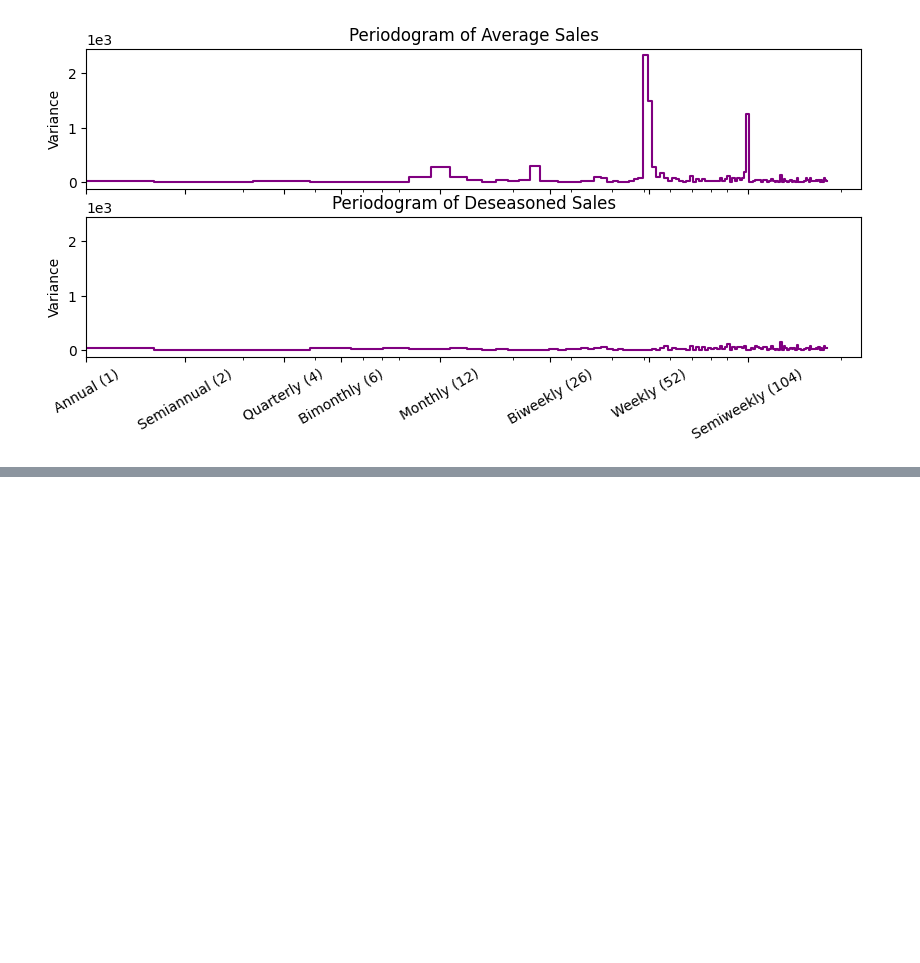
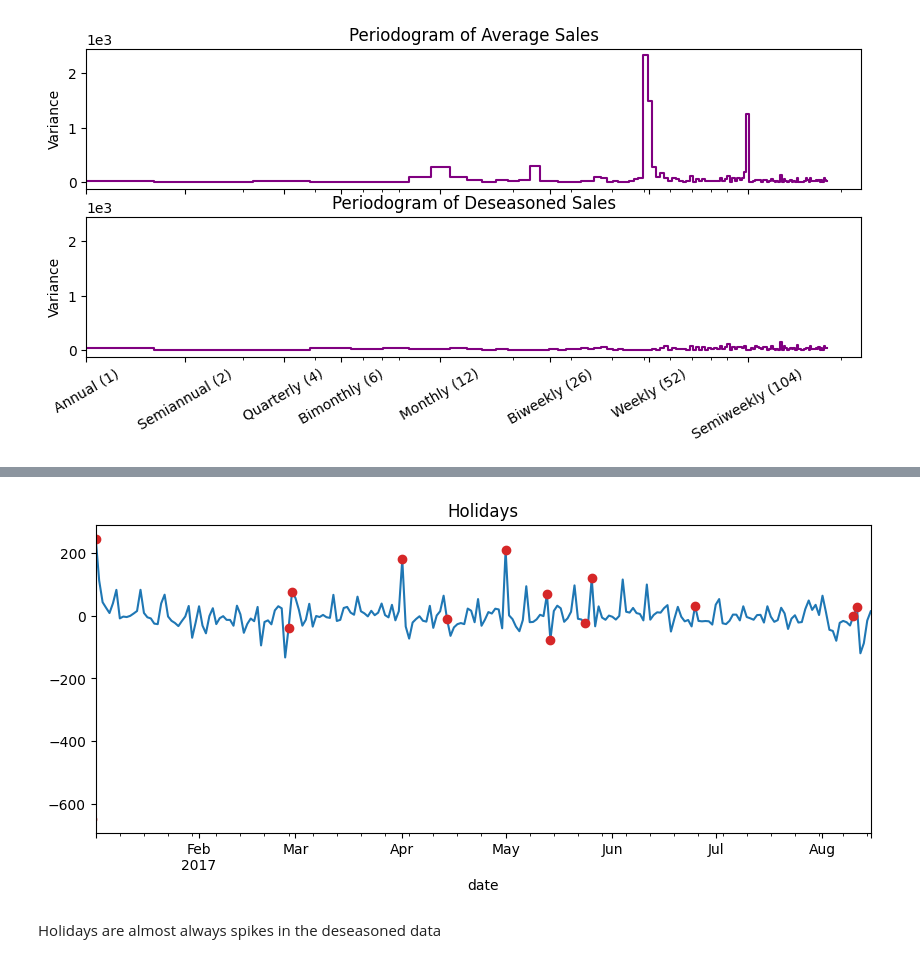
Before and after one commit to Karuption/CS4793-AI-GroupProject, a Jupyter notebook: AI-Model.ipynb, the cells around one changed output, grey strips where cells are left out. Drawn from its saved outputs; the diff is of its cells as text; code cells hidden in the pictures; blank space fills up the shorter version.

```diff
--- a/AI-Model.ipynb
+++ b/AI-Model.ipynb
@@ -156,9 +158,23 @@ Seasonality seems to be modeled well
 # %%
 # National and regional holidays in the training set
+holidays_events = pd.read_csv(
+    "holidays_events.csv",
+    dtype={
+        'type': 'category',
+        'locale': 'category',
+        'locale_name': 'category',
+        'description': 'category',
+        'transferred': 'bool',
+    },
+    parse_dates=['date'],
+    infer_datetime_format=True,
+)
+holidays_events = holidays_events.set_index('date').to_period('D')
+
 holidays = (
     holidays_events
     .query("locale in ['National', 'Regional']")
-    .loc['2017':'2017-08-15', ['description']]
+    .loc['2017':'2017-10-1', ['description']]
     .assign(description=lambda x: x.description.cat.remove_unused_categories())
 )
 
@@ -165,0 +199,8 @@ display(holidays)
+# %%
+ax = deseasoned.iloc[1:].plot(figsize=(10, 4))
+plt.plot_date(holidays.index, deseasoned[holidays.index], color='C3')
+ax.set_title('Holidays');
+# %% [output]
+[figure, added]
+# %% [markdown]
+Holidays are almost always spikes in the deseasoned data
```
Also changed, not shown: parts of 16 cells of this notebook.
